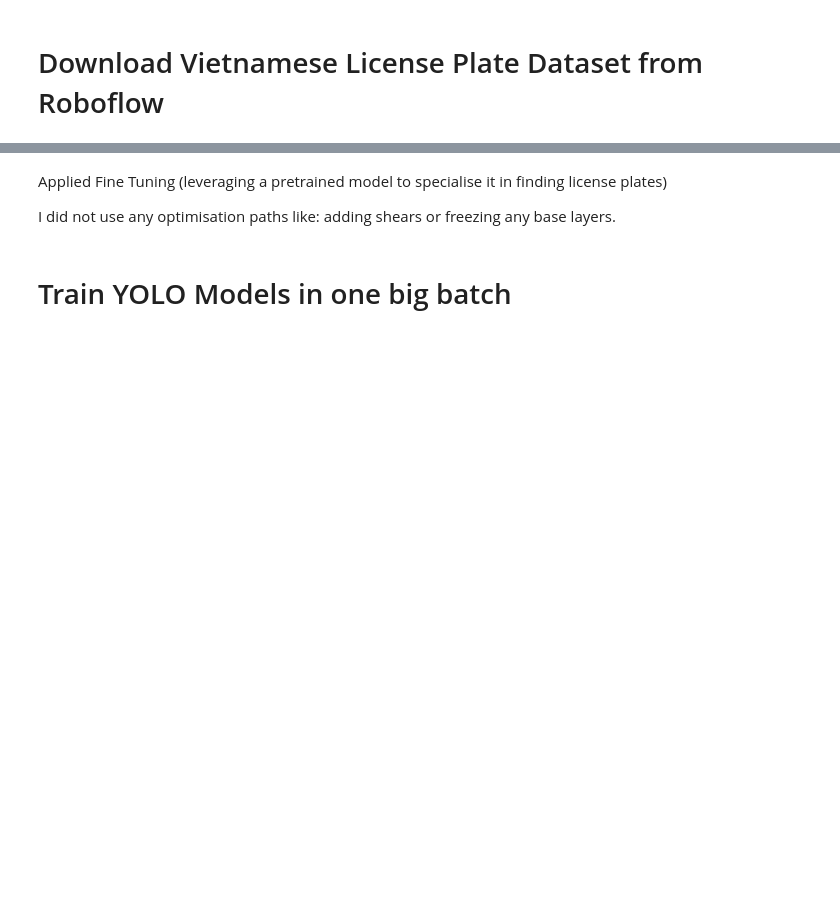
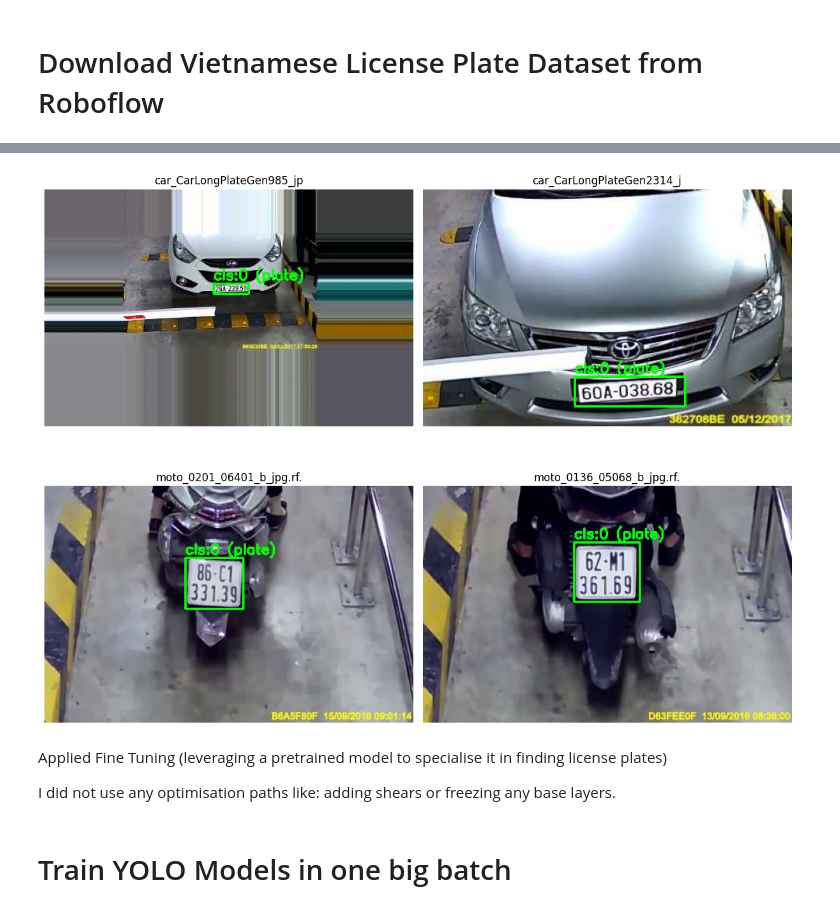
Before and after one commit to angweij1431/EIU_Licenseplatedetector, a Jupyter notebook: ColabNotebookTemplate/benchmark_YOLOs.ipynb, the cells around one changed output, grey strips where cells are left out. Cells and saved outputs as stored; diff of their text form; code cells hidden in the pictures; blank space fills up the shorter version.

```diff
--- a/ColabNotebookTemplate/benchmark_YOLOs.ipynb
+++ b/ColabNotebookTemplate/benchmark_YOLOs.ipynb
@@ -58,3 +203,39 @@ loading Roboflow project...
+# %%
+import matplotlib.pyplot as plt
+import cv2
+
+
+def draw_yolo_boxes(img_path, lbl_path):
+    img = cv2.imread(img_path)
+    h, w, _ = img.shape
+    if os.path.exists(lbl_path):
+        with open(lbl_path, "r") as f:
+            for line in f:
+                parts = line.strip().split()
+                if len(parts) >= 5:
+                    cls_id, xc, yc, bw, bh = int(parts[0]), float(parts[1]), float(parts[2]), float(parts[3]), float(parts[4])
+                    x1 = int((xc - bw / 2) * w)
+                    y1 = int((yc - bh / 2) * h)
+                    x2 = int((xc + bw / 2) * w)
+                    y2 = int((yc + bh / 2) * h)
+                    cv2.rectangle(img, (x1, y1), (x2, y2), (0, 255, 0), 2)
+                    cv2.putText(img, f"cls:{cls_id} (plate)", (x1, max(20, y1 - 5)),
+                                cv2.FONT_HERSHEY_SIMPLEX, 0.6, (0, 255, 0), 2)
+    return cv2.cvtColor(img, cv2.COLOR_BGR2RGB)
+# Pick 2 cars and 2 motorcycles
+car_sample = random.sample(cars, min(2, len(cars)))
+moto_sample = random.sample(motos, min(2, len(motos)))
+fig, axes = plt.subplots(2, 2, figsize=(12, 10))
+for ax, fname in zip(axes.flatten(), car_sample + moto_sample):
+    img_p = f"{dataset_path}/train/images/{fname}"
+    lbl_p = f"{dataset_path}/train/labels/{os.path.splitext(fname)[0]}.txt"
+    ax.imshow(draw_yolo_boxes(img_p, lbl_p))
+    ax.set_title(fname[:25])
+    ax.axis("off")
+plt.tight_layout()
+plt.show()
+# %% [output]
+[figure, added]
 # %% [markdown]
 Applied Fine Tuning (leveraging a pretrained model to specialise it in finding license plates)
 
```
Also changed, not shown: parts of 19 cells of this notebook, 31 other files.
